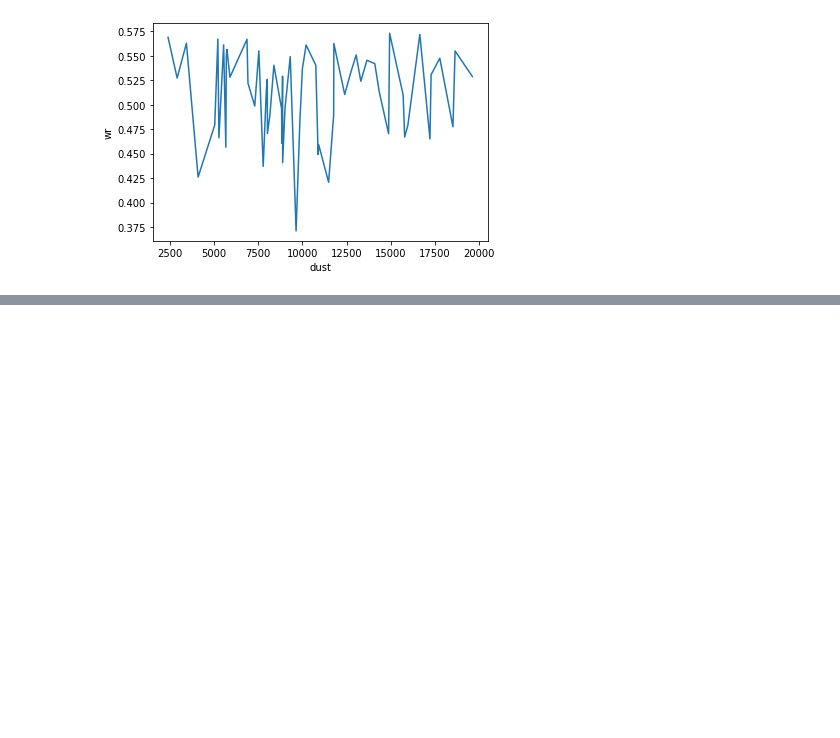
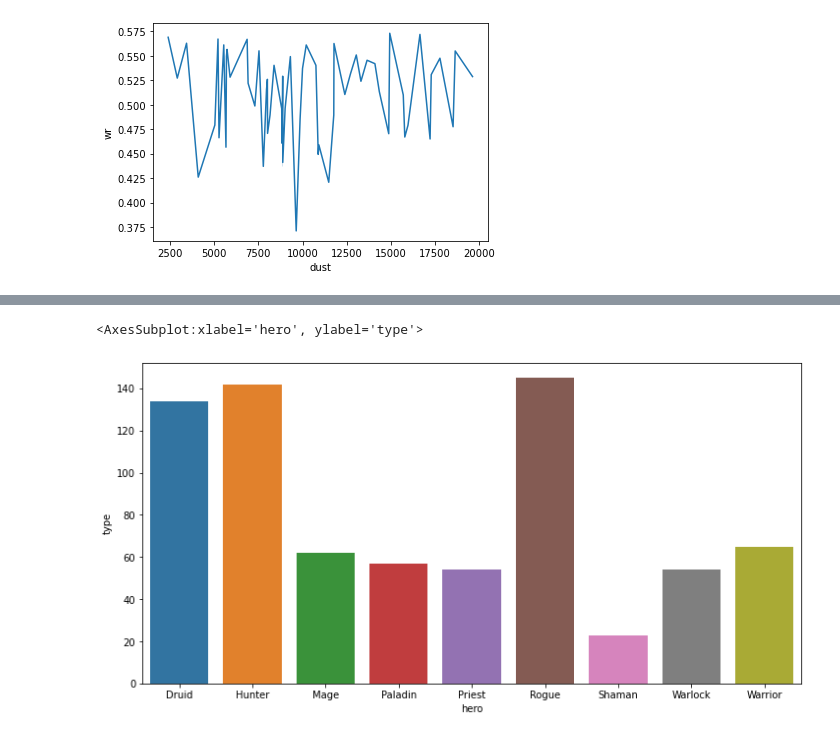
Before and after one commit to TRektFR/ProjetDataHS, a Jupyter notebook: HSData.ipynb, the cells around one changed output, grey strips where cells are left out. Drawn from its saved outputs; the diff is of its cells as text; code cells hidden in the pictures; blank space fills up the shorter version.

```diff
--- a/HSData.ipynb
+++ b/HSData.ipynb
@@ -110,0 +109,7 @@ TypeError: '<' not supported between instances of 'str' and 'int'
+# %%
+plt.figure(figsize = (12,6))
+df4 = df.groupby("hero").count()
+sns.barplot( x = df4.index, y = "type", data = df4)
+# %% [output]
+<AxesSubplot:xlabel='hero', ylabel='type'>
+[figure, added]
```
Also changed, not shown: parts of 8 cells of this notebook.
